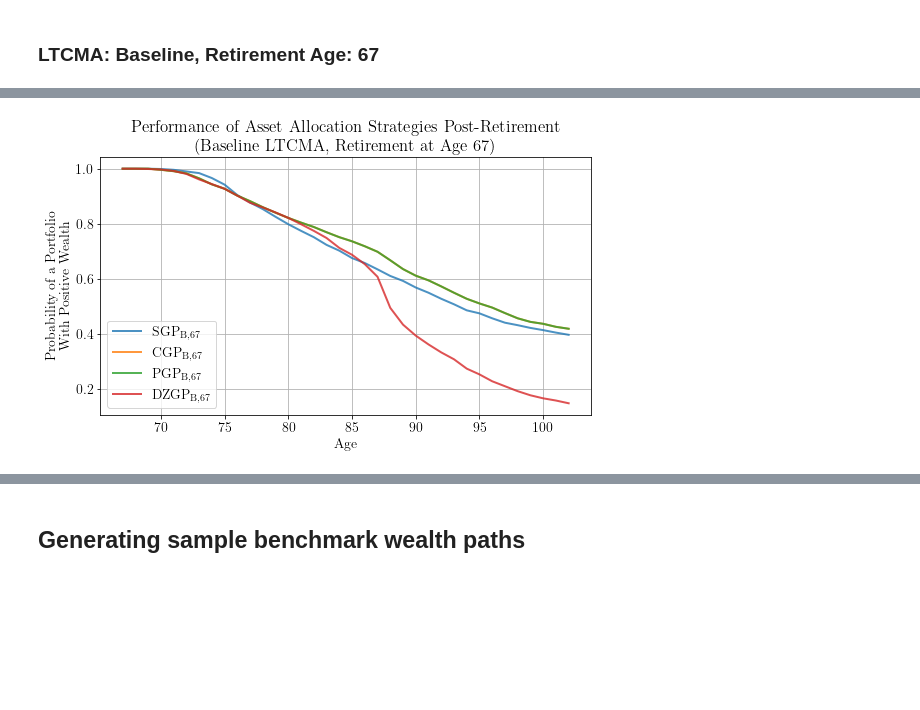
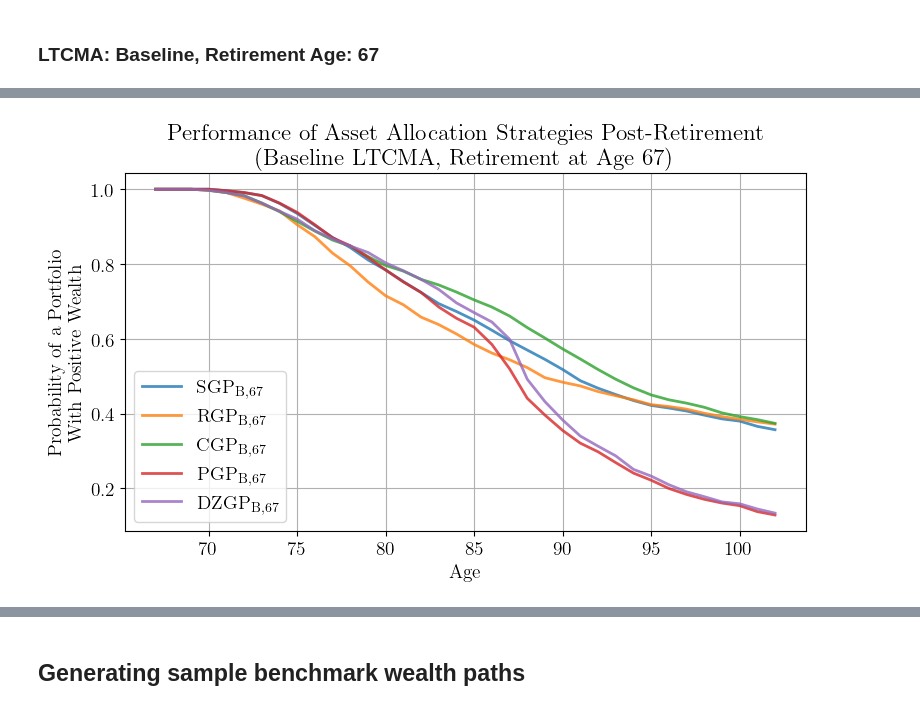
Before and after one commit to cj20895/thesis_public, a Jupyter notebook: thesis_simulation.ipynb, the cells around one changed output, grey strips where cells are left out. Drawn from its saved outputs; the diff is of its cells as text; code cells hidden in the pictures; blank space fills up the shorter version.

```diff
--- a/thesis_simulation.ipynb
+++ b/thesis_simulation.ipynb
@@ -25,6 +25,7 @@ average_salary = 63795.13 # average salary in 2022 from https://www.ssa.gov/oact
 average_salary_growth = 1.022
 average_salary_growth_std = 0.005
 retirement_age = 67
+beginning_age = 27
 # %% [markdown]
 ## All of these functions are allocation strategies
 # %%
@@ -38,13 +39,13 @@ class Allocation(object):
 
     @classmethod
     def fme(cls,age,aux_dict=None):
-        '''Fixed-Mix Equity: 80% Stock, 20% Bond.'''
-        return 0.8*cls.equity_ratio + 0.2*cls.bond_ratio
+        '''Fixed-Mix Equity: 70% Stock, 30% Bond.'''
+        return 0.7*cls.equity_ratio + 0.3*cls.bond_ratio
 
     @classmethod
     def fmb(cls,age,aux_dict=None):
-        '''Fixed-Mix Bond: 20% Stock, 80% Bond.'''
-        return 0.2*cls.equity_ratio + 0.8*cls.bond_ratio
+        '''Fixed-Mix Bond: 30% Stock, 70% Bond.'''
+        return 0.3*cls.equity_ratio + 0.7*cls.bond_ratio
 
     @classmethod
     def _vgp_equity_alloc(cls,age,aux_dict=None):
@@ -62,8 +63,6 @@ class Allocation(object):
             equity_alloc = 0.3 + 0.6 * (yrs_to_retirement + 7)/32
         else:
             equity_alloc = 0.3
-
-
 
         return equity_alloc
 
@@ -136,7 +135,7 @@ class Allocation(object):
                 return equity_alloc * cls.equity_ratio + bond_alloc * cls.bond_ratio
         return Allocation.sgp(age,aux_dict)
 
-    """
+
     @classmethod
     def pgp(cls, age, aux_dict=None):
         '''Play-safe dynamic s trategy. If rise ahead, tilt towards more bond.'''
@@ -166,25 +165,7 @@ class Allocation(object):
 
         # Default to standard glide path if wealth path length is 1 or less
         return Allocation.sgp(age, aux_dict)
-    """
 
-    @classmethod
-    def pgp(cls,age,aux_dict=None):
-        '''Dynamic strategy. If fall behind, tilt towards more equity.'''
-        wealth_path = aux_dict['wealth_path']
-        curr_wealth = wealth_path[-1]
-
-        if len(wealth_path) > 1:
-            wealth_median = cls.bm_wealth_path[len(wealth_path) - 1]
-
-            if curr_wealth > wealth_median:
-                return Allocation.sgp(age, aux_dict)
-            else:
-                equity_alloc = Allocation._vgp_equity_alloc(age, aux_dict)
-                equity_alloc = min(1, equity_alloc + 0.2)
-                bond_alloc = 1 - equity_alloc
-                return equity_alloc * cls.equity_ratio + bond_alloc * cls.bond_ratio
-        return Allocation.sgp(age,aux_dict)
 
     @classmethod
     def dzgp(cls, age, aux_dict=None):
@@ -420,7 +400,7 @@ plt.show()
 # %% [markdown]
 ## RGP
 # %%
-xs = np.linspace(27,102,100)
+xs = np.linspace(beginning_age,102,100)
 retirement_age = 67
 dictionary = {'retirement_age': retirement_age}
 ys_sgp = np.array([np.sum(100*Allocation.sgp(x,dictionary)[:2]) for x in xs])
@@ -998,8 +1548,8 @@ plot_interesting_example(6,title='Single Scenario 6 Wealth Path - SGP v CGP',fil
 # %%
-list_ports_baseline_67 = [port_sgp,port_cgp,port_pgp,port_dzgp] # port_cgp fix this
+list_ports_baseline_67 = [port_sgp, port_rgp, port_cgp, port_pgp, port_dzgp]
 list_names_baseline_67 = ['$\\mathrm{' + port.descr + '}$' for port in list_ports_baseline_67]
 Plotting.prob_success(list_ports_baseline_67,list_names_baseline_67,67, 102,figsize=(8,5),
                       title_extra='(Baseline LTCMA, Retirement at Age 67)',file_name='baseline_67_prob_success')
 # %% [output]
-[figure, old version]
+[figure, new version]
 # %%
```
Also changed, not shown: parts of 38 cells of this notebook, 5 other files.
